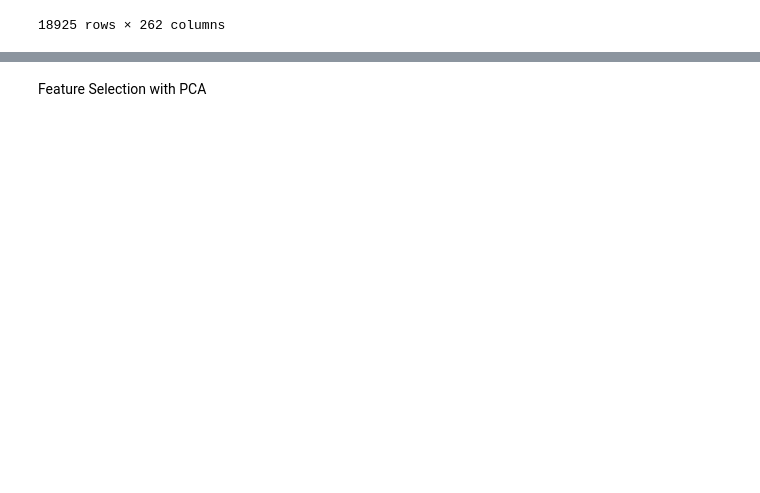
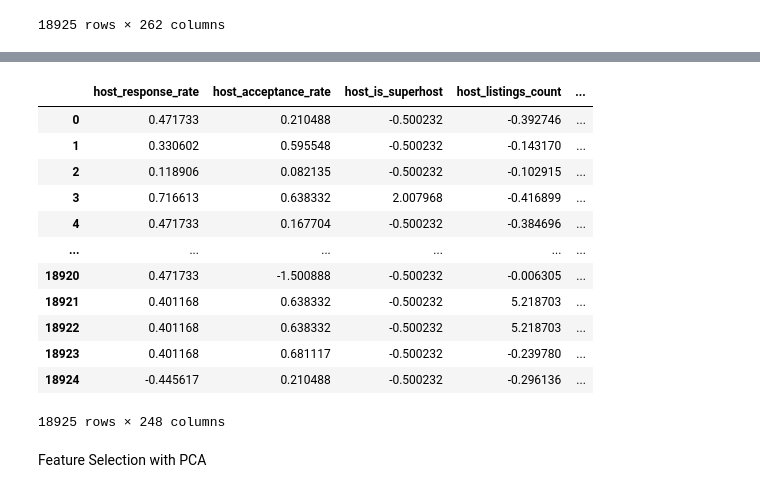
Before and after one commit to christianp12/Data-Driven-Exploration-of-Airbnb-Listings-Price, a Jupyter notebook: listings preprocessing.ipynb, the cells around one changed output, grey strips where cells are left out. Drawn from its saved outputs; the diff is of its cells as text; code cells hidden in the pictures; blank space fills up the shorter version.

```diff
--- a/listings preprocessing.ipynb
+++ b/listings preprocessing.ipynb
@@ -174,4 +149,29 @@ numeric_data_filled
 18925 rows × 248 columns
+# %%
+from sklearn.preprocessing import StandardScaler
+
+# Scale the numeric data
+scaler = StandardScaler()
+numeric_data_scaled = scaler.fit_transform(numeric_data_filled)
+
+# Convert the scaled data back to a DataFrame
+numeric_data_scaled_df = pd.DataFrame(numeric_data_scaled, columns=numeric_columns)
+
+numeric_data_scaled_df
+# %% [output]
+|  | host_response_rate | host_acceptance_rate | host_is_superhost | host_listings_count | ... |
+| 0 | 0.471733 | 0.210488 | -0.500232 | -0.392746 | ... |
+| 1 | 0.330602 | 0.595548 | -0.500232 | -0.143170 | ... |
+| 2 | 0.118906 | 0.082135 | -0.500232 | -0.102915 | ... |
+| 3 | 0.716613 | 0.638332 | 2.007968 | -0.416899 | ... |
+| 4 | 0.471733 | 0.167704 | -0.500232 | -0.384696 | ... |
+| ... | ... | ... | ... | ... | ... |
+| 18920 | 0.471733 | -1.500888 | -0.500232 | -0.006305 | ... |
+| 18921 | 0.401168 | 0.638332 | -0.500232 | 5.218703 | ... |
+| 18922 | 0.401168 | 0.638332 | -0.500232 | 5.218703 | ... |
+| 18923 | 0.401168 | 0.681117 | -0.500232 | -0.239780 | ... |
+| 18924 | -0.445617 | 0.210488 | -0.500232 | -0.296136 | ... |
+18925 rows × 248 columns
 # %% [markdown]
 Feature Selection with PCA
 # %%
```
Also changed, not shown: parts of 7 cells of this notebook.
